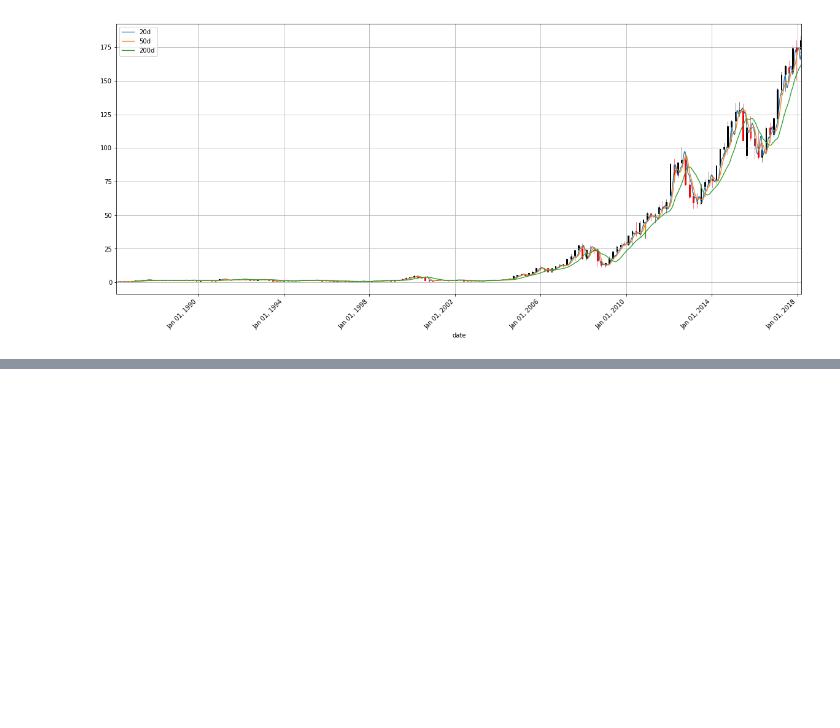
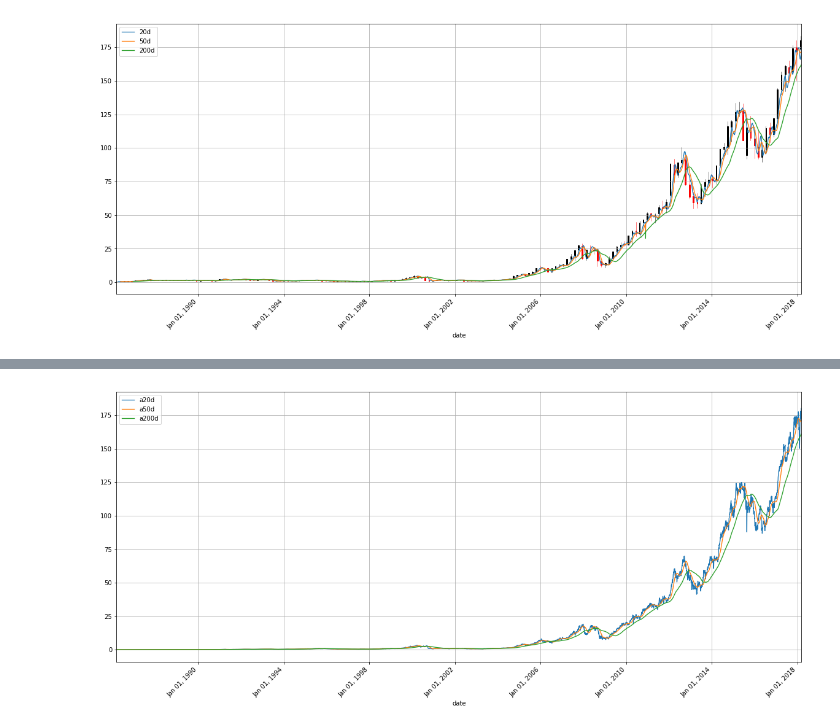
Before and after one commit to Sasa94s/stock_market, a Jupyter notebook: src/analysis/Stock Market Data Analysis.ipynb, the cells around one changed output, grey strips where cells are left out. Cells and saved outputs as stored; diff of their text form; code cells hidden in the pictures; blank space fills up the shorter version.

```diff
--- a/src/analysis/Stock Market Data Analysis.ipynb
+++ b/src/analysis/Stock Market Data Analysis.ipynb
@@ -769,0 +983,4 @@ pandas_candlestick_ohlc(apple, stick = 45, otherseries = ["20d", "50d", "200d"])
+# %%
+pandas_candlestick_ohlc(apple_adj, stick = 45, otherseries = ["a20d", "a50d", "a200d"])
+# %% [output]
+[figure, added]
```
Also changed, not shown: parts of 18 cells of this notebook.
